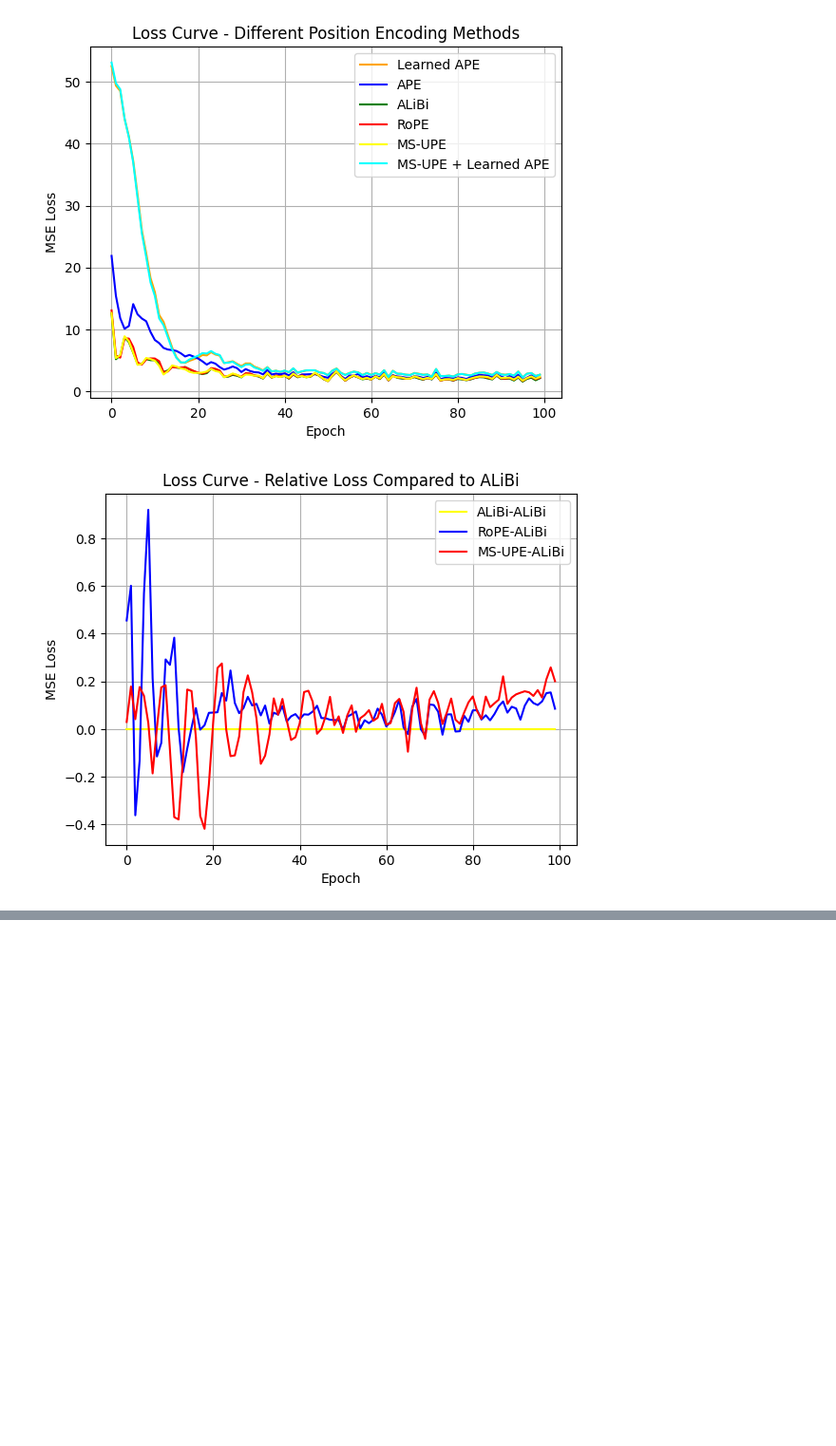
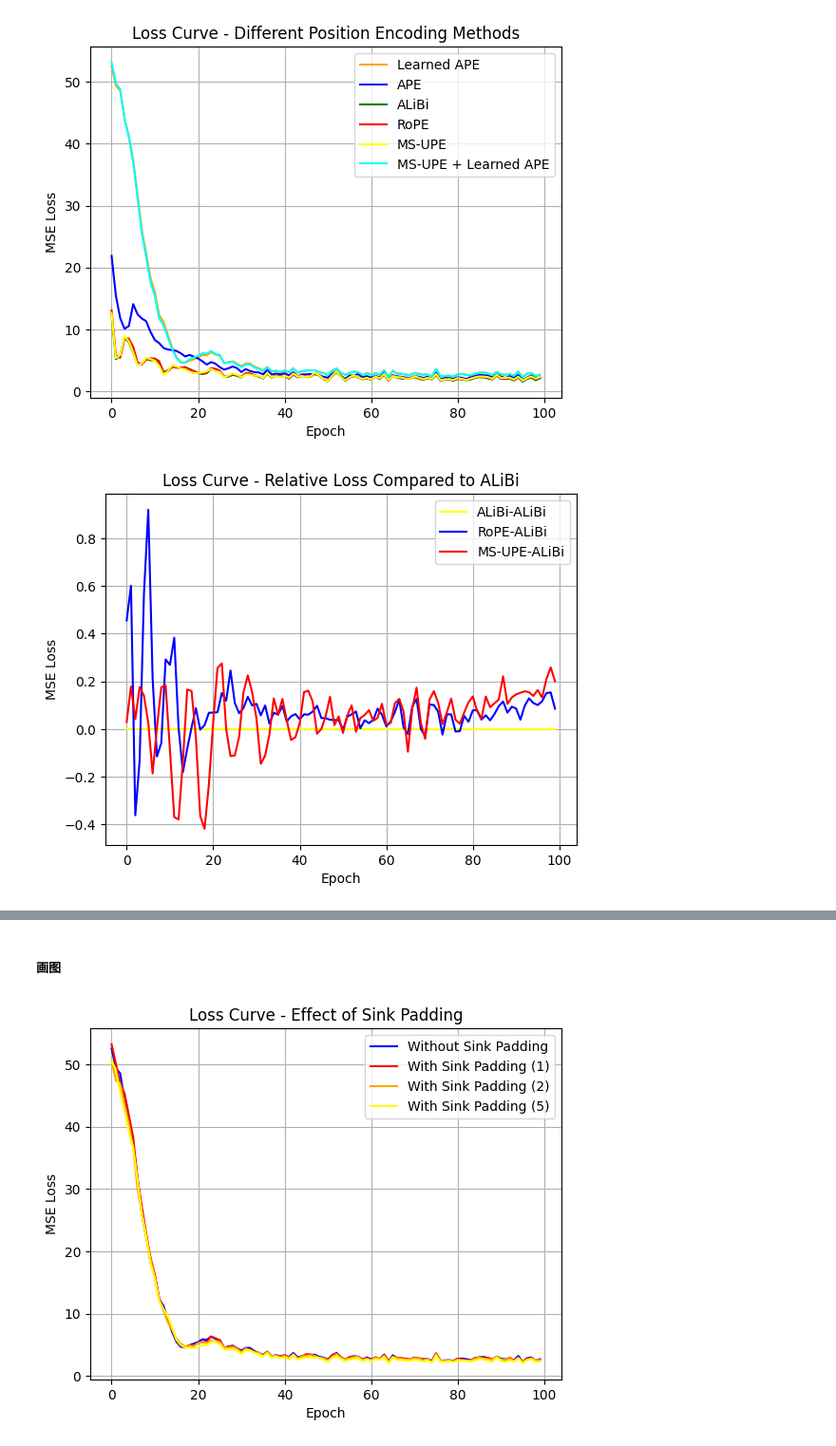
Before and after one commit to Bruce-lhq/looped-transformer-ablation-lab, a Jupyter notebook: Looped_Transformer.ipynb, the cells around one changed output, grey strips where cells are left out. Shown at 95% size. Saved outputs shown, nothing was run; the diff lists cells and outputs as text; code cells hidden in the pictures; blank space fills up the shorter version.

Commit message:
增加了sink padding功能和对比实验

```diff
--- a/Looped_Transformer.ipynb
+++ b/Looped_Transformer.ipynb
@@ -434,10 +434,14 @@ def linear_data_generator(batch_size, seq_len, d_x, d_y, device='cpu'):
 # %% [markdown]
 ### 数据加载器
 # %%
-def dataloader(batch_size=64, seq_len=80, d_x=20, d_y=1, device='cpu', data_type='linear', sink_padding=None):
+def dataloader(batch_size=64, seq_len=80, d_x=20, d_y=1, device='cpu', data_type='linear', sink_padding=1):
     while True:
         if data_type == 'linear':
-            yield linear_data_generator(batch_size, seq_len, d_x, d_y, device=device)
+            x_data, y_data = linear_data_generator(batch_size, seq_len, d_x, d_y, device=device)
+        if sink_padding is not None:
+            x_data = F.pad(x_data, (0, 0, sink_padding, 0), value=0)  # 在seq_len维度最前面添加sink_padding个全0向量
+            y_data = F.pad(y_data, (0, 0, sink_padding, 0), value=0)
+        yield x_data, y_data
 # %% [markdown]
 ### 实验模块
 # %%
@@ -472,11 +476,11 @@ class LoopedTransformerExperiment:
         self.d_y = d_y
         self.num_blocks = num_blocks
 
-    def train(self, batch_size=64, seq_len=80, epochs=20, data_type='linear', num_eff=15, scheduled_training=True, print_every=None, timing=False):
+    def train(self, batch_size=64, seq_len=80, epochs=20, data_type='linear', num_eff=15, sink_padding=1, scheduled_training=True, print_every=None, timing=False):
         # x_data: [batch_size, k, d_x]
         # y_data: [batch_size, k, d_y]
         self.model.train()
-        self.data_loader = dataloader(batch_size, seq_len, self.d_x, self.d_y, device=self.device, data_type=data_type)
+        self.data_loader = dataloader(batch_size, seq_len, self.d_x, self.d_y, device=self.device, data_type=data_type, sink_padding=sink_padding)
         self.loss_history = []
         num_eff = min(num_eff, self.num_blocks) # 确保 num_eff 不超过总层数
         if timing:
@@ -499,11 +503,11 @@ class LoopedTransformerExperiment:
             end_time = time.time()
             print(f"Training completed in {end_time - start_time:.2f} seconds.")
 
-    def evaluate(self, batch_size=64, seq_len=80, data_type='linear', loss_type='mse'):
+    def evaluate(self, batch_size=64, seq_len=80, data_type='linear', loss_type='mse', sink_padding=1):
         self.model.eval()
         with torch.no_grad():
             # 在评估模式下，直接使用所有层的输出进行预测(因为已经no_grad了，所以不需要防止梯度爆炸了)
-            x_eval, y_eval = next(dataloader(batch_size, seq_len+1, self.d_x, self.d_y, device=self.device, data_type=data_type))
+            x_eval, y_eval = next(dataloader(batch_size, seq_len+1, self.d_x, self.d_y, device=self.device, data_type=data_type, sink_padding=sink_padding))
             y_pred = self.model(x_eval, y_eval, num_eff=self.num_blocks, current_blocks=self.num_blocks, is_eval=True) # [batch_size, d_y]
             if loss_type == 'mse':
                 mse=F.mse_loss(y_pred, y_eval[:, -1, :])
@@ -815,0 +864,18 @@ plt.show()
+# %%
+experiment = LoopedTransformerExperiment(**init_parameters)
+experiment.train(**train_parameters)
+
+init_parameters['experiment_name'] = 'exp_with_sink_padding_1'
+train_parameters['sink_padding'] = 1
+experiment_with_sink_padding = LoopedTransformerExperiment(**init_parameters)
+experiment_with_sink_padding.train(**train_parameters)
+
+init_parameters['experiment_name'] = 'exp_with_sink_padding_2'
+train_parameters['sink_padding'] = 2
+experiment_with_sink_padding_2 = LoopedTransformerExperiment(**init_parameters)
+experiment_with_sink_padding_2.train(**train_parameters)
+
+init_parameters['experiment_name'] = 'exp_with_sink_padding_5'
+train_parameters['sink_padding'] = 5
+experiment_with_sink_padding_5 = LoopedTransformerExperiment(**init_parameters)
+experiment_with_sink_padding_5.train(**train_parameters)
@@ -815,0 +900,15 @@ plt.show()
+# %% [markdown]
+##### 画图
+# %%
+plt.plot(experiment.loss_history, label='Without Sink Padding', color='blue')
+plt.plot(experiment_with_sink_padding.loss_history, label='With Sink Padding (1)', color='red')
+plt.plot(experiment_with_sink_padding_2.loss_history, label='With Sink Padding (2)', color='orange')
+plt.plot(experiment_with_sink_padding_5.loss_history, label='With Sink Padding (5)', color='yellow')
+plt.xlabel('Epoch')
+plt.ylabel('MSE Loss')
+plt.title('Loss Curve - Effect of Sink Padding')
+plt.grid()
+plt.legend()
+plt.show()
+# %% [output]
+[figure, added]
```
Also changed, not shown: parts of 11 cells of this notebook, 2 other files.
